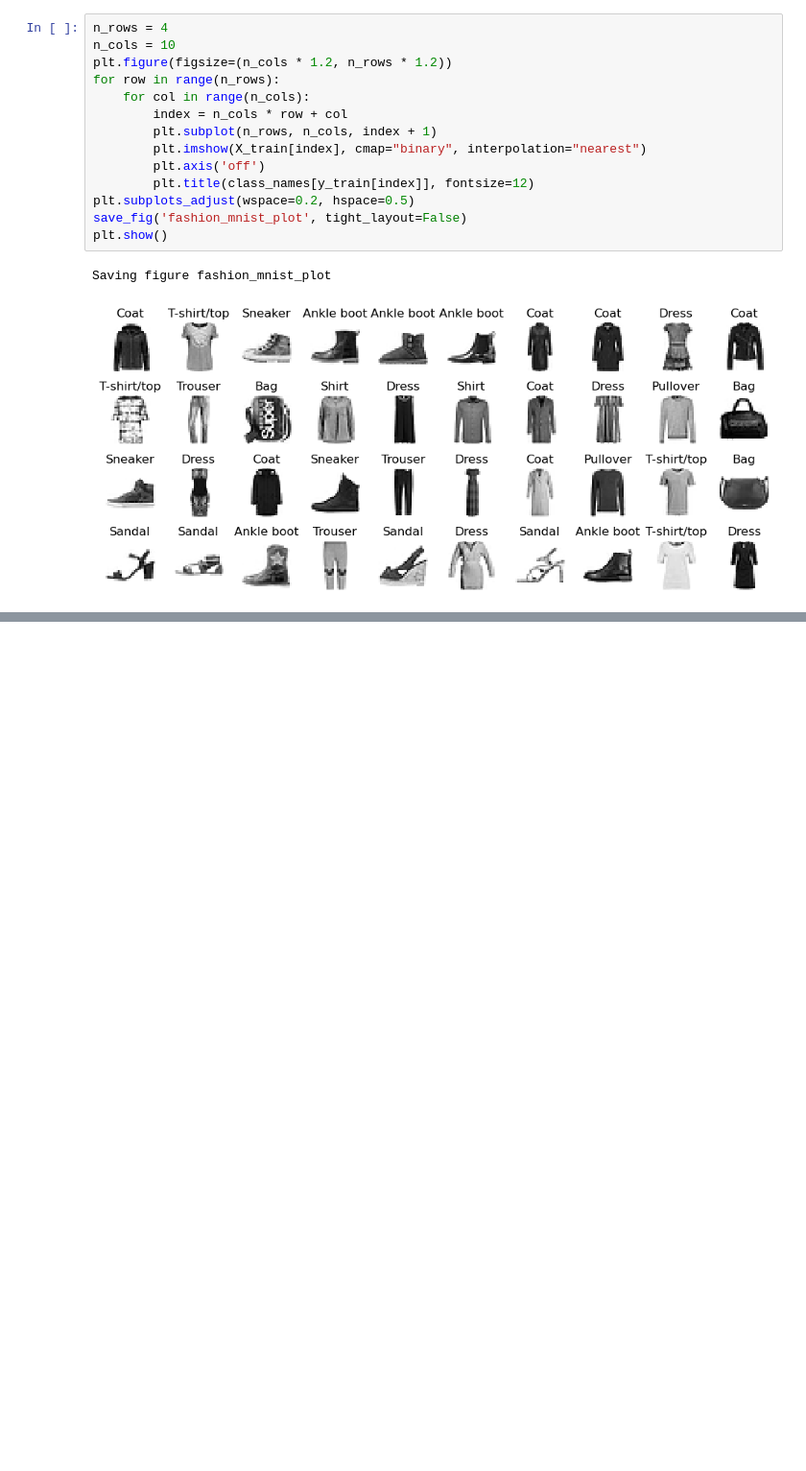
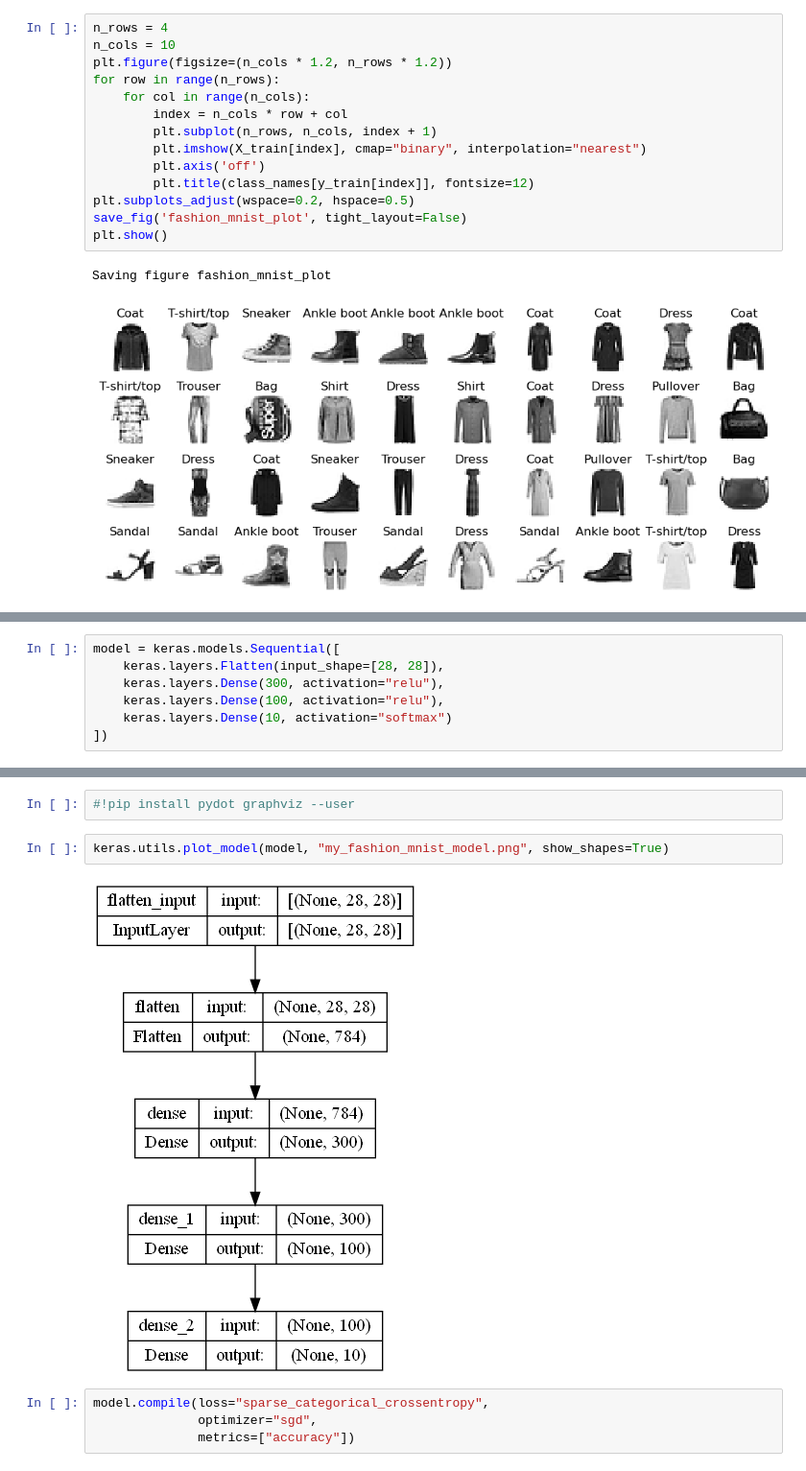
Before and after one commit to mariabaladuggimpudi/ml-practice, a Jupyter notebook: training_deep_nn/intro_to_nn.ipynb, the cells around one changed output, grey strips where cells are left out. Shown: that part at 96% size. Drawn from its saved outputs; the diff is of its cells as text; blank space fills up the shorter version.

Commit message:
Added Sequential API code

```diff
--- a/training_deep_nn/intro_to_nn.ipynb
+++ b/training_deep_nn/intro_to_nn.ipynb
@@ -148,0 +144,7 @@ Saving figure fashion_mnist_plot
+# %%
+model = keras.models.Sequential([
+    keras.layers.Flatten(input_shape=[28, 28]),
+    keras.layers.Dense(300, activation="relu"),
+    keras.layers.Dense(100, activation="relu"),
+    keras.layers.Dense(10, activation="softmax")
+])
@@ -148,0 +178,10 @@ Saving figure fashion_mnist_plot
+# %%
+#!pip install pydot graphviz --user
+# %%
+keras.utils.plot_model(model, "my_fashion_mnist_model.png", show_shapes=True)
+# %% [output]
+[figure, added]
+# %%
+model.compile(loss="sparse_categorical_crossentropy",
+              optimizer="sgd",
+              metrics=["accuracy"])
```
Also changed, not shown: parts of 16 cells of this notebook.
